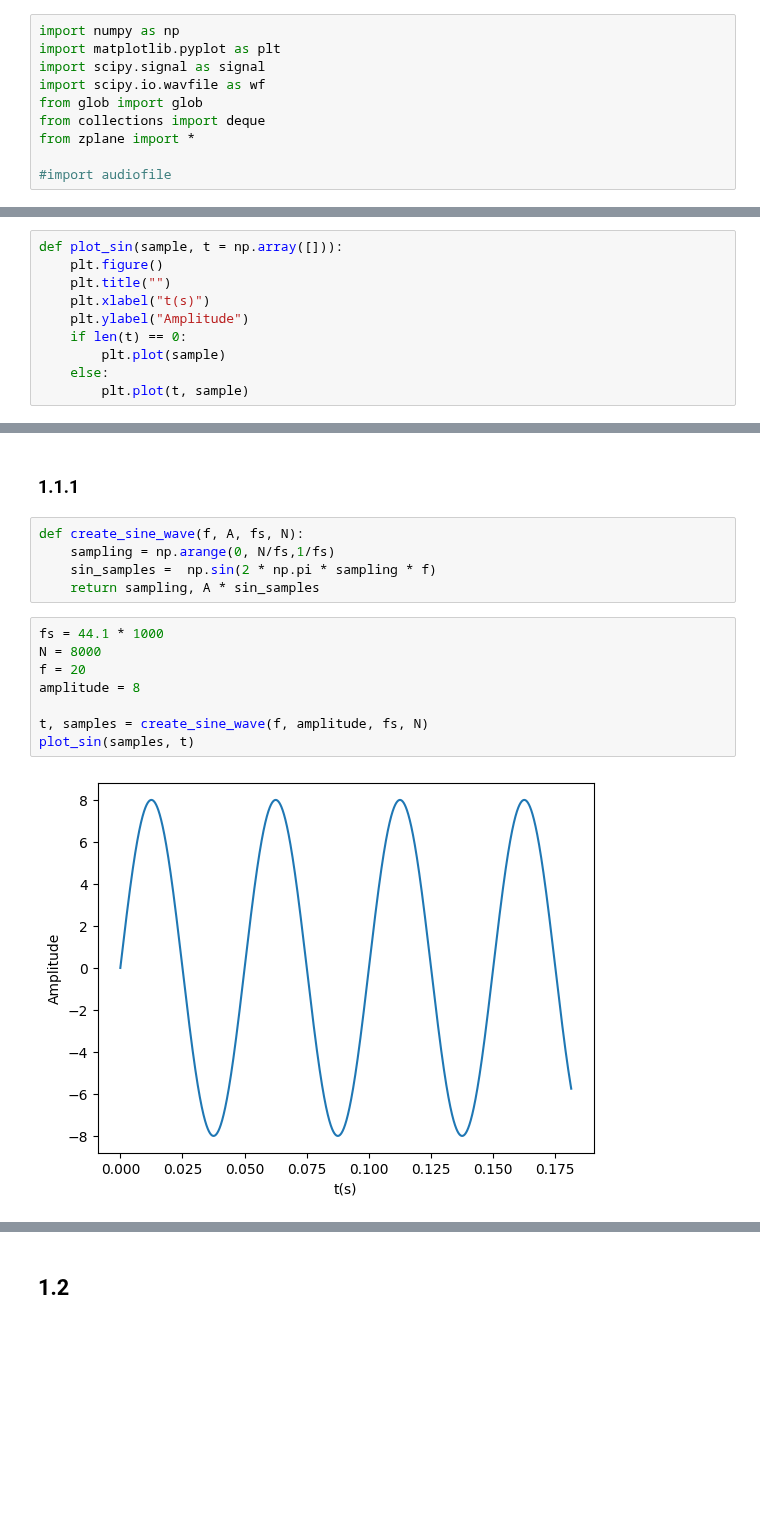
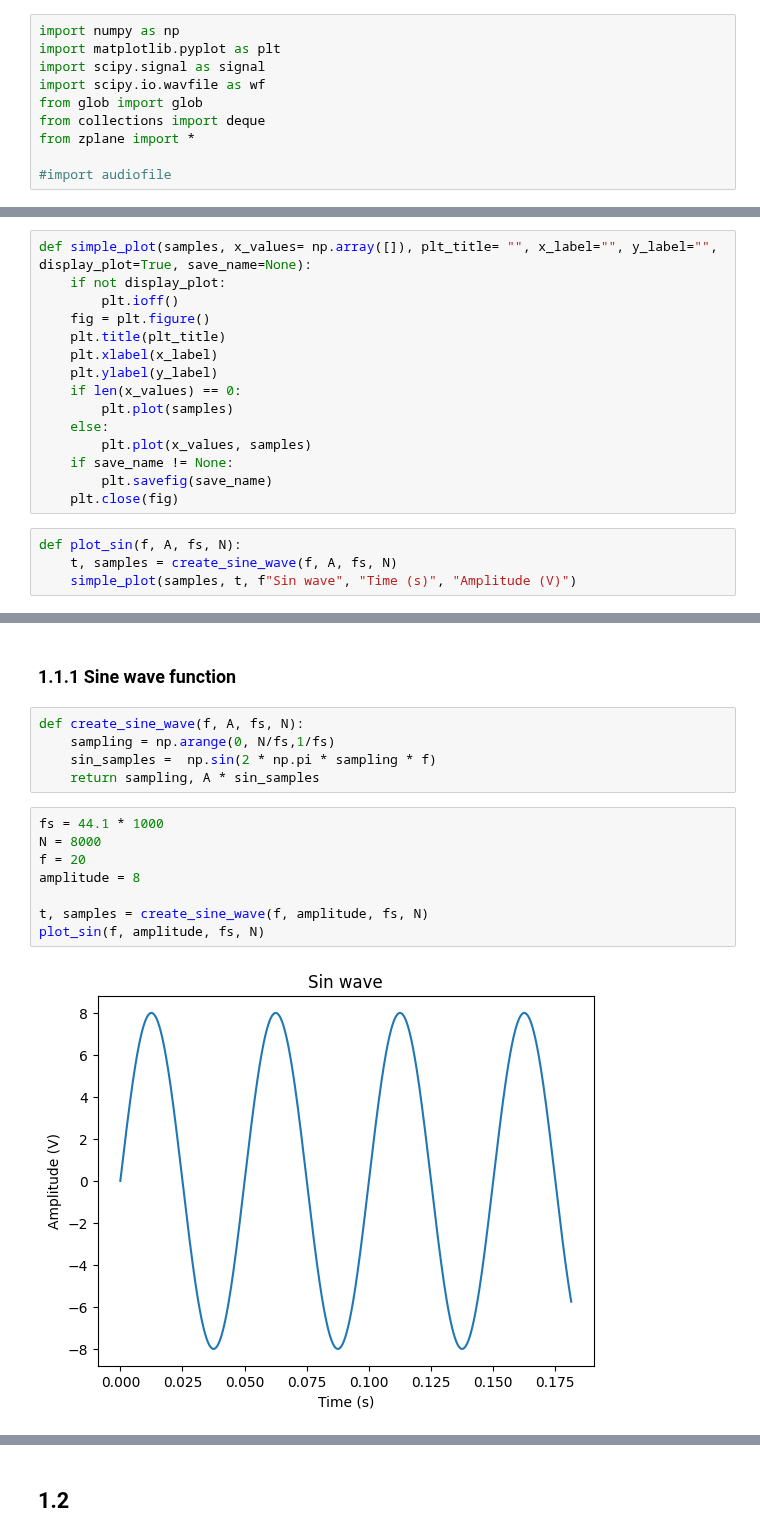
Before and after one commit to PizzaManStarted/projet_signal, a Jupyter notebook: code.ipynb, the cells around one changed output, grey strips where cells are left out. Cells and saved outputs as stored; diff of their text form; blank space fills up the shorter version.

Commit message:
cleaned code and plotted all sound waves

```diff
--- a/code.ipynb
+++ b/code.ipynb
@@ -11,10 +13,19 @@ from zplane import *
 # %%
-def plot_sin(sample, t = np.array([])):
-    plt.figure()
-    plt.title("")
-    plt.xlabel("t(s)")
-    plt.ylabel("Amplitude")
-    if len(t) == 0:
-        plt.plot(sample)
+def simple_plot(samples, x_values= np.array([]), plt_title= "", x_label="", y_label="", display_plot=True, save_name=None):
+    if not display_plot:
+        plt.ioff()
+    fig = plt.figure()
+    plt.title(plt_title)
+    plt.xlabel(x_label)
+    plt.ylabel(y_label)
+    if len(x_values) == 0:
+        plt.plot(samples)
     else:
-        plt.plot(t, sample)
+        plt.plot(x_values, samples)
+    if save_name != None:
+        plt.savefig(save_name)
+    plt.close(fig)
+# %%
+def plot_sin(f, A, fs, N):
+    t, samples = create_sine_wave(f, A, fs, N)
+    simple_plot(samples, t, f"Sin wave", "Time (s)", "Amplitude (V)")
@@ -23,5 +36,5 @@ def plot_sin(sample, t = np.array([])):
 # %% [markdown]
-### 1.1.1
+### 1.1.1 Sine wave function
 # %%
 def create_sine_wave(f, A, fs, N):
     sampling = np.arange(0, N/fs,1/fs)
@@ -30,11 +43,11 @@ def create_sine_wave(f, A, fs, N):
 # %%
 fs = 44.1 * 1000
 N = 8000
 f = 20
 amplitude = 8
 
 t, samples = create_sine_wave(f, amplitude, fs, N)
-plot_sin(samples, t)
+plot_sin(f, amplitude, fs, N)
 # %% [output]
-[figure, old version]
+[figure, new version]
 # %% [markdown]
```
Also changed, not shown: parts of 11 cells of this notebook, 36 other files.
